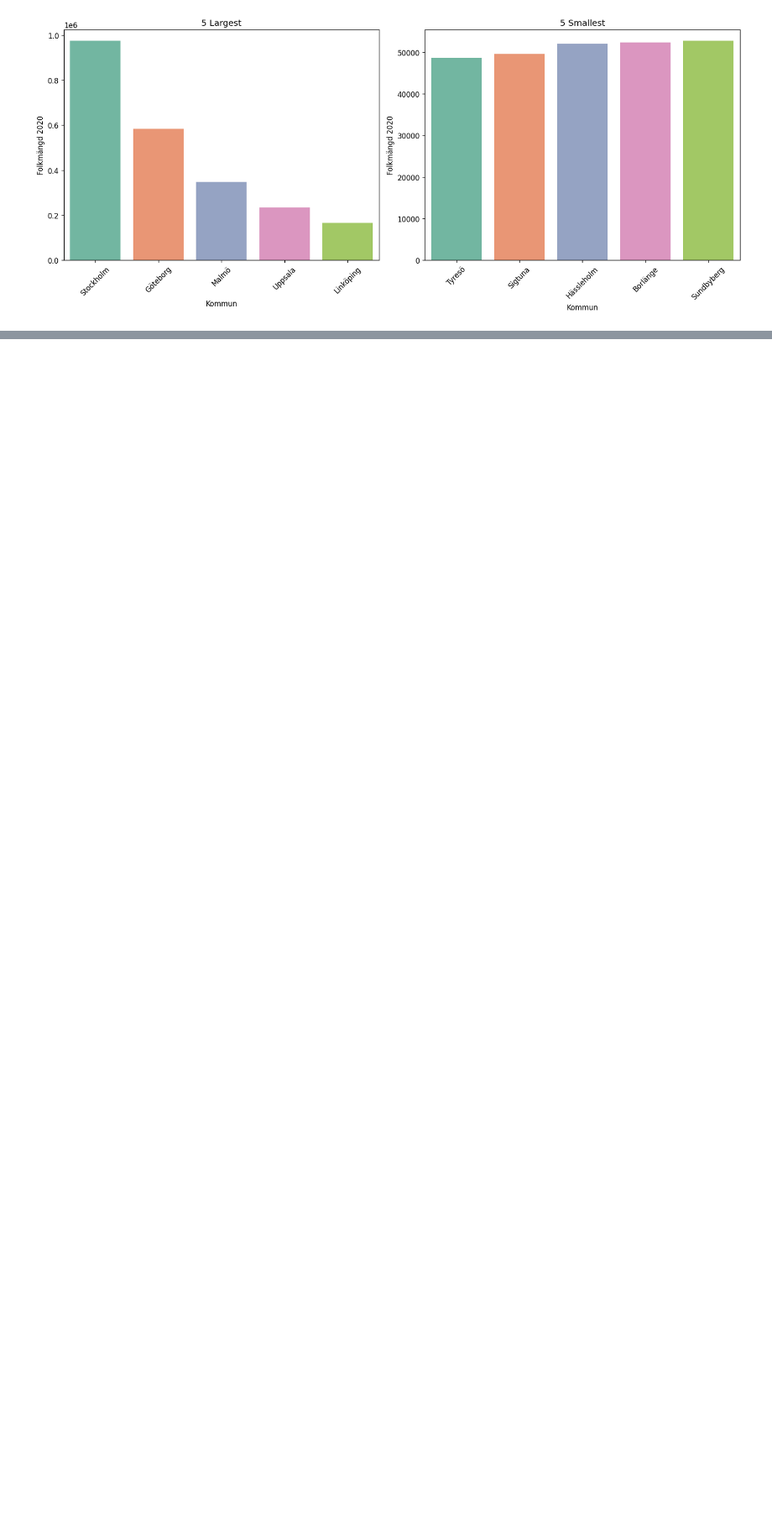
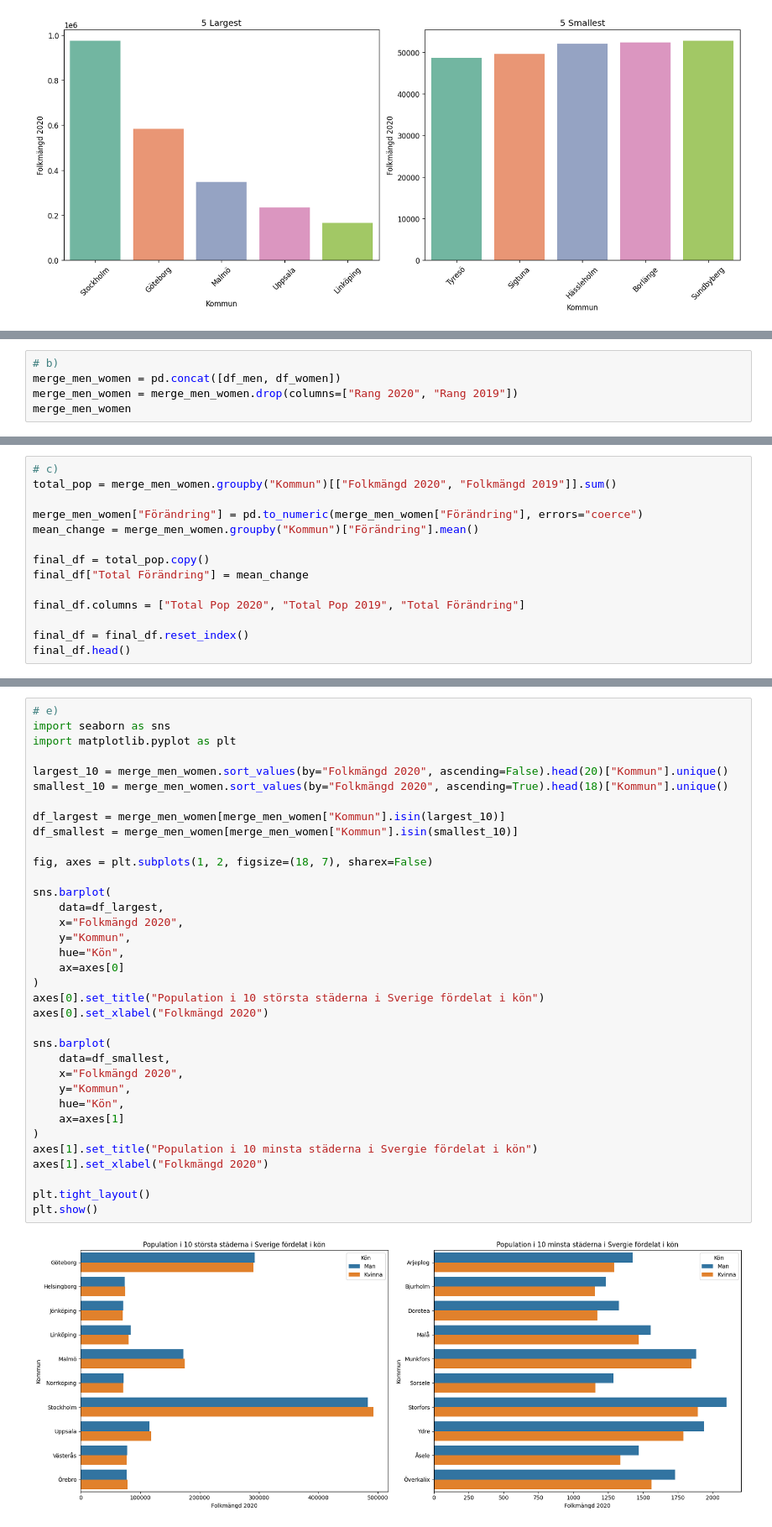
Before and after one commit to m0hsen-m0hseni/Databehandling-Mohsen-Mohseni, a Jupyter notebook: Exercises/E00_pandas_basic_syntax.ipynb, the cells around one changed output, grey strips where cells are left out. Shown at 84% size. Saved outputs shown, nothing was run; the diff lists cells and outputs as text; blank space fills up the shorter version.

```diff
--- a/Exercises/E00_pandas_basic_syntax.ipynb
+++ b/Exercises/E00_pandas_basic_syntax.ipynb
@@ -462,0 +497,5 @@ h)
+# %%
+# b)
+merge_men_women = pd.concat([df_men, df_women])
+merge_men_women = merge_men_women.drop(columns=["Rang 2020", "Rang 2019"])
+merge_men_women
@@ -462,0 +516,14 @@ h)
+# %%
+# c)
+total_pop = merge_men_women.groupby("Kommun")[["Folkmängd 2020", "Folkmängd 2019"]].sum()
+
+merge_men_women["Förändring"] = pd.to_numeric(merge_men_women["Förändring"], errors="coerce")
+mean_change = merge_men_women.groupby("Kommun")["Förändring"].mean()
+
+final_df = total_pop.copy()
+final_df["Total Förändring"] = mean_change
+
+final_df.columns = ["Total Pop 2020", "Total Pop 2019", "Total Förändring"]
+
+final_df = final_df.reset_index()
+final_df.head()
@@ -462,0 +550,37 @@ h)
+# %%
+# e)
+import seaborn as sns
+import matplotlib.pyplot as plt
+
+largest_10 = merge_men_women.sort_values(by="Folkmängd 2020", ascending=False).head(20)["Kommun"].unique()
+smallest_10 = merge_men_women.sort_values(by="Folkmängd 2020", ascending=True).head(18)["Kommun"].unique()
+
+df_largest = merge_men_women[merge_men_women["Kommun"].isin(largest_10)]
+df_smallest = merge_men_women[merge_men_women["Kommun"].isin(smallest_10)]
+
+fig, axes = plt.subplots(1, 2, figsize=(18, 7), sharex=False)
+
+sns.barplot(
+    data=df_largest,
+    x="Folkmängd 2020",
+    y="Kommun",
+    hue="Kön",
+    ax=axes[0]
+)
+axes[0].set_title("Population i 10 största städerna i Sverige fördelat i kön")
+axes[0].set_xlabel("Folkmängd 2020")
+
+sns.barplot(
+    data=df_smallest,
+    x="Folkmängd 2020",
+    y="Kommun",
+    hue="Kön",
+    ax=axes[1]
+)
+axes[1].set_title("Population i 10 minsta städerna i Svergie fördelat i kön")
+axes[1].set_xlabel("Folkmängd 2020")
+
+plt.tight_layout()
+plt.show()
+# %% [output]
+[figure, added]
```
Also changed, not shown: parts of 8 cells of this notebook.
